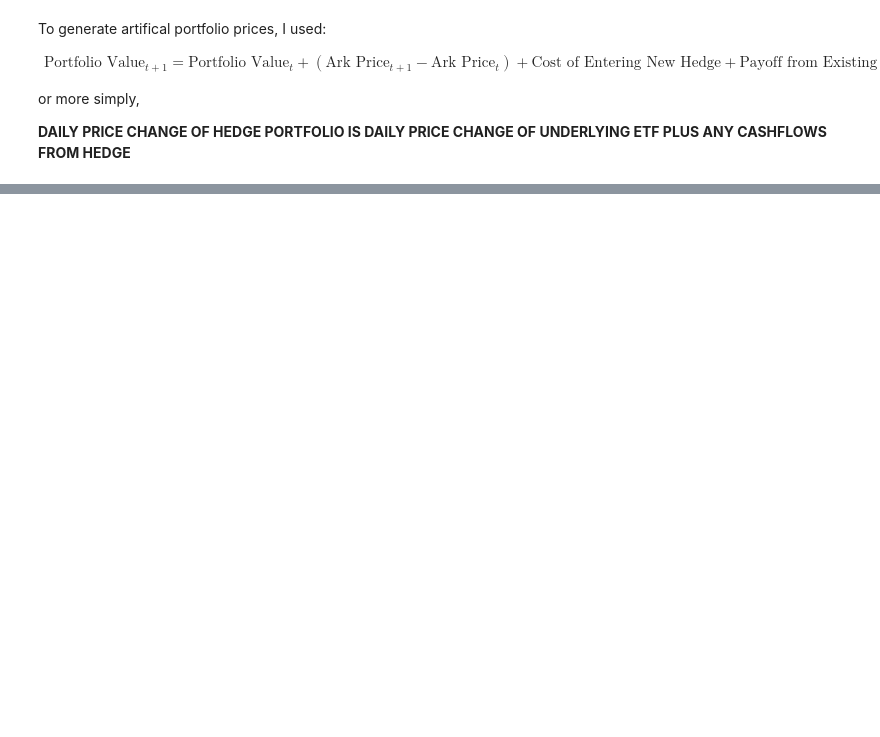
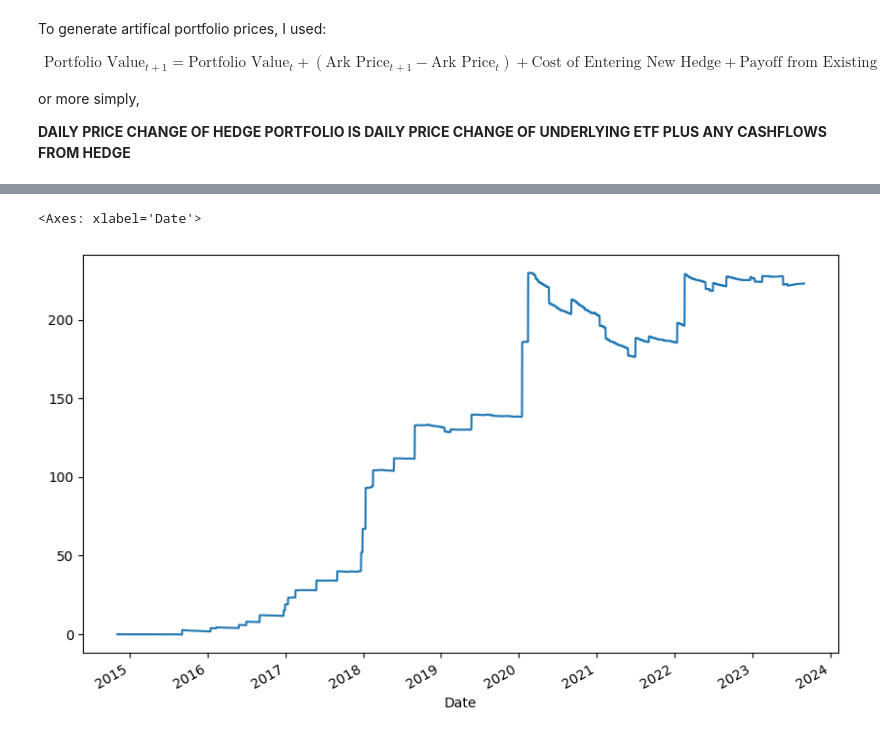
Before and after one commit to mschaefer77/MF-Project, a Jupyter notebook: Calibration.ipynb, the cells around one changed output, grey strips where cells are left out. Drawn from its saved outputs; the diff is of its cells as text; code cells hidden in the pictures; blank space fills up the shorter version.

```diff
--- a/Calibration.ipynb
+++ b/Calibration.ipynb
@@ -419,3 +394,10 @@ plt.tight_layout()
+# %%
+fig, ax = plt.subplots(figsize = (10,6))
+
+hedge_retz['Cash'].plot(ax=ax, label= 'Cash Balance')
+# %% [output]
+<Axes: xlabel='Date'>
+[figure, added]
 # %%
 from helper_functions import plot_drawdown
 
```
Also changed, not shown: parts of 8 cells of this notebook, 4 other files.
